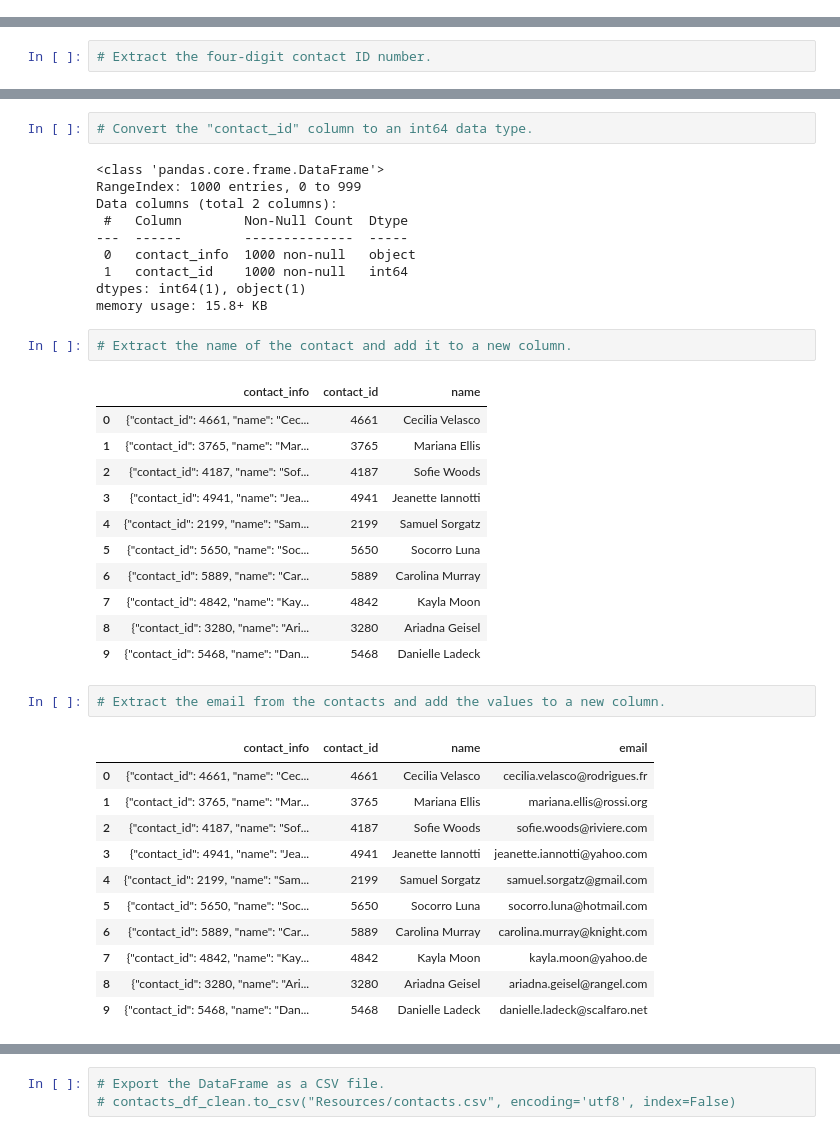
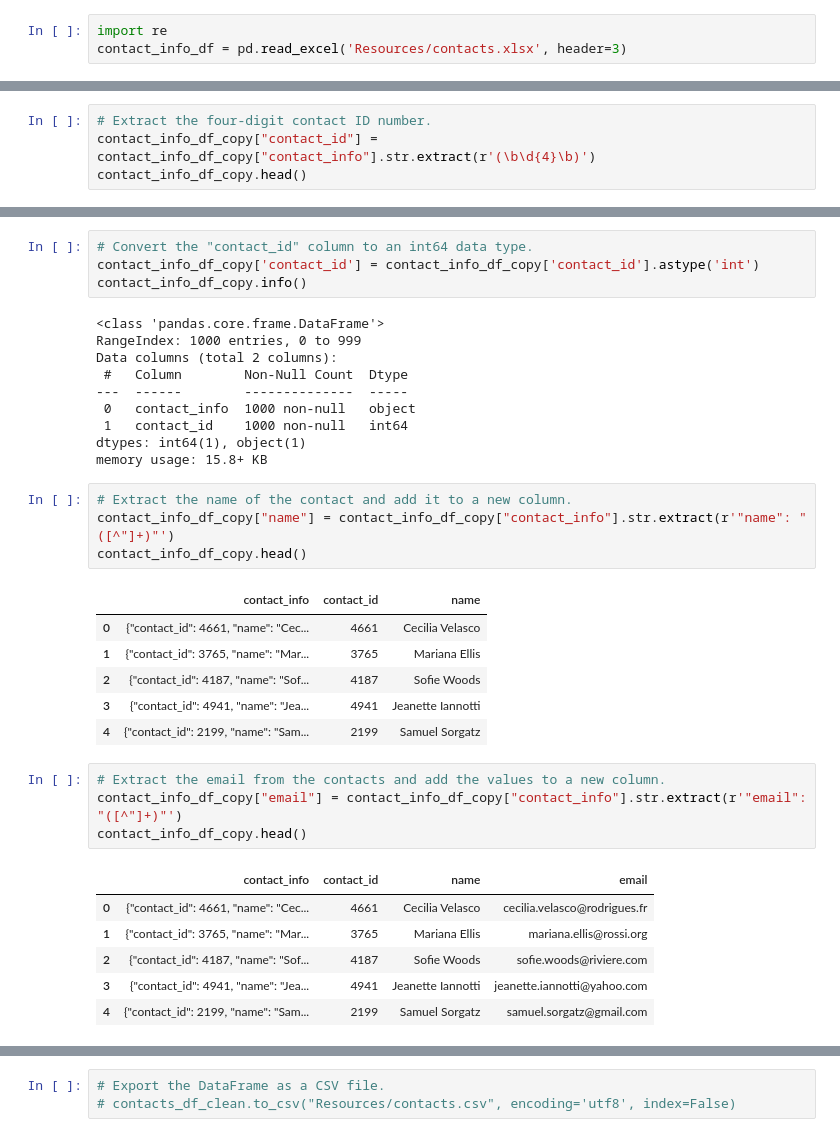
Before and after one commit to YesmelinP/Crowdfunding_ETL, a Jupyter notebook: ETL_Mini_Project_YPerdomo_ALor.ipynb, the cells around one changed output, grey strips where cells are left out. Cells and saved outputs as stored; diff of their text form.

```diff
--- a/ETL_Mini_Project_YPerdomo_ALor.ipynb
+++ b/ETL_Mini_Project_YPerdomo_ALor.ipynb
@@ -400,6 +405,9 @@ memory usage: 31.4+ KB
 contacts_df_clean.to_csv("Resources/contacts.csv", encoding='utf8', index=False)
 # %% [markdown]
 ### Option 2: Use regex to create the contacts DataFrame.
+# %%
+import re
+contact_info_df = pd.read_excel('Resources/contacts.xlsx', header=3)
 # %%
 contact_info_df_copy = contact_info_df.copy()
 contact_info_df_copy.head()
@@ -413,5 +421,7 @@ contact_info_df_copy.head()
 # %%
 # Extract the four-digit contact ID number.
+contact_info_df_copy["contact_id"] = contact_info_df_copy["contact_info"].str.extract(r'(\b\d{4}\b)')
+contact_info_df_copy.head()
 # %% [output]
 |  | contact_info | contact_id |
 | 0 | {"contact_id": 4661, "name": "Cec... | 4661 |
@@ -433,6 +444,8 @@ dtypes: object(2)
 memory usage: 15.8+ KB
 # %%
 # Convert the "contact_id" column to an int64 data type.
+contact_info_df_copy['contact_id'] = contact_info_df_copy['contact_id'].astype('int')
+contact_info_df_copy.info()
 # %% [output]
 <class 'pandas.core.frame.DataFrame'>
 RangeIndex: 1000 entries, 0 to 999
@@ -445,6 +458,8 @@ dtypes: int64(1), object(1)
 memory usage: 15.8+ KB
 # %%
 # Extract the name of the contact and add it to a new column.
+contact_info_df_copy["name"] = contact_info_df_copy["contact_info"].str.extract(r'"name": "([^"]+)"')
+contact_info_df_copy.head()
 # %% [output]
 |  | contact_info | contact_id | name |
 | 0 | {"contact_id": 4661, "name": "Cec... | 4661 | Cecilia Velasco |
@@ -452,24 +467,16 @@ memory usage: 15.8+ KB
 | 2 | {"contact_id": 4187, "name": "Sof... | 4187 | Sofie Woods |
 | 3 | {"contact_id": 4941, "name": "Jea... | 4941 | Jeanette Iannotti |
 | 4 | {"contact_id": 2199, "name": "Sam... | 2199 | Samuel Sorgatz |
-| 5 | {"contact_id": 5650, "name": "Soc... | 5650 | Socorro Luna |
-| 6 | {"contact_id": 5889, "name": "Car... | 5889 | Carolina Murray |
-| 7 | {"contact_id": 4842, "name": "Kay... | 4842 | Kayla Moon |
-| 8 | {"contact_id": 3280, "name": "Ari... | 3280 | Ariadna Geisel |
-| 9 | {"contact_id": 5468, "name": "Dan... | 5468 | Danielle Ladeck |
 # %%
 # Extract the email from the contacts and add the values to a new column.
+contact_info_df_copy["email"] = contact_info_df_copy["contact_info"].str.extract(r'"email": "([^"]+)"')
+contact_info_df_copy.head()
 # %% [output]
 |  | contact_info | contact_id | name | email |
 | 0 | {"contact_id": 4661, "name": "Cec... | 4661 | Cecilia Velasco | cecilia.velasco@rodrigues.fr |
 | 1 | {"contact_id": 3765, "name": "Mar... | 3765 | Mariana Ellis | mariana.ellis@rossi.org |
 | 2 | {"contact_id": 4187, "name": "Sof... | 4187 | Sofie Woods | sofie.woods@riviere.com |
 | 3 | {"contact_id": 4941, "name": "Jea... | 4941 | Jeanette Iannotti | jeanette.iannotti@yahoo.com |
 | 4 | {"contact_id": 2199, "name": "Sam... | 2199 | Samuel Sorgatz | samuel.sorgatz@gmail.com |
-| 5 | {"contact_id": 5650, "name": "Soc... | 5650 | Socorro Luna | socorro.luna@hotmail.com |
-| 6 | {"contact_id": 5889, "name": "Car... | 5889 | Carolina Murray | carolina.murray@knight.com |
-| 7 | {"contact_id": 4842, "name": "Kay... | 4842 | Kayla Moon | kayla.moon@yahoo.de |
-| 8 | {"contact_id": 3280, "name": "Ari... | 3280 | Ariadna Geisel | ariadna.geisel@rangel.com |
-| 9 | {"contact_id": 5468, "name": "Dan... | 5468 | Danielle Ladeck | danielle.ladeck@scalfaro.net |
 # %%
 # Create a copy of the contact_info_df with the 'contact_id', 'name', 'email' columns.
```
Also changed, not shown: parts of 8 cells of this notebook, 8 other files.
